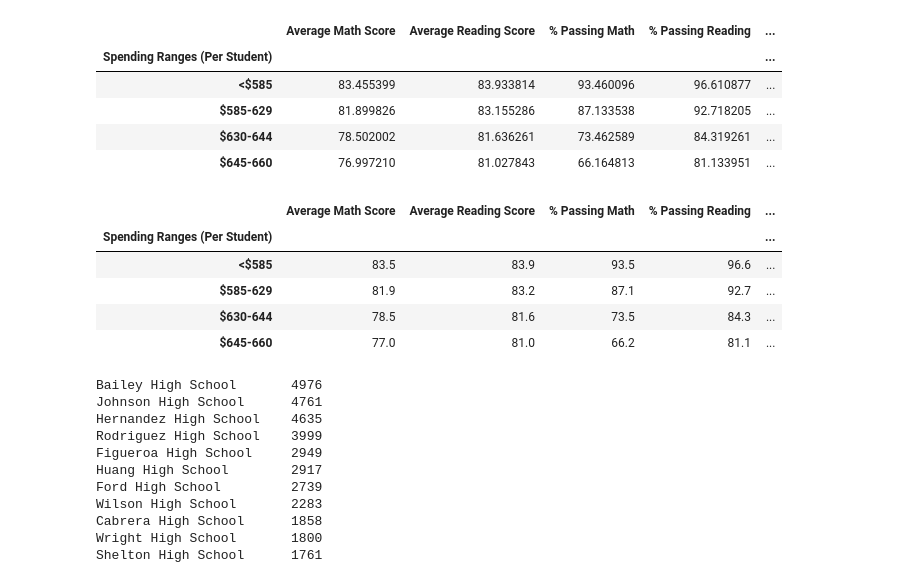
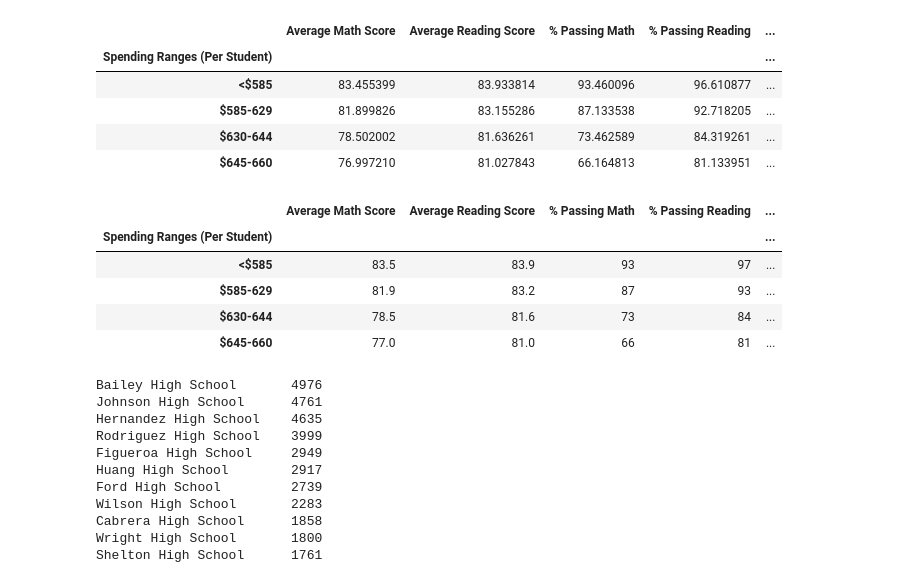
Before and after one commit to JARVIS-117/School_District_Analysis, a Jupyter notebook: PyCitySchools_Challenge.ipynb, the cells around one changed output. Saved outputs shown, nothing was run; the diff lists cells and outputs as text; code cells hidden in the pictures.

```diff
--- a/PyCitySchools_Challenge.ipynb
+++ b/PyCitySchools_Challenge.ipynb
@@ -877,18 +877,18 @@ school_spending_df
 # %%
 # Format the DataFrame
 school_spending_df["Average Math Score"] = school_spending_df["Average Math Score"].map("{:.1f}".format)
 school_spending_df["Average Reading Score"] = school_spending_df["Average Reading Score"].map("{:.1f}".format)
-school_spending_df["% Passing Math"] = school_spending_df["% Passing Math"].map("{:.1f}".format)
-school_spending_df["% Passing Reading"] = school_spending_df["% Passing Reading"].map("{:.1f}".format)
-school_spending_df["% Overall Passing"] = school_spending_df["% Overall Passing"].map("{:.1f}".format)
+school_spending_df["% Passing Math"] = school_spending_df["% Passing Math"].map("{:.0f}".format)
+school_spending_df["% Passing Reading"] = school_spending_df["% Passing Reading"].map("{:.0f}".format)
+school_spending_df["% Overall Passing"] = school_spending_df["% Overall Passing"].map("{:.0f}".format)
 school_spending_df
 # %% [output]
 |  | Average Math Score | Average Reading Score | % Passing Math | % Passing Reading | ... |
 | Spending Ranges (Per Student) |  |  |  |  | ... |
-| <$585 | 83.5 | 83.9 | 93.5 | 96.6 | ... |
-| $585-629 | 81.9 | 83.2 | 87.1 | 92.7 | ... |
-| $630-644 | 78.5 | 81.6 | 73.5 | 84.3 | ... |
-| $645-660 | 77.0 | 81.0 | 66.2 | 81.1 | ... |
+| <$585 | 83.5 | 83.9 | 93 | 97 | ... |
+| $585-629 | 81.9 | 83.2 | 87 | 93 | ... |
+| $630-644 | 78.5 | 81.6 | 73 | 84 | ... |
+| $645-660 | 77.0 | 81.0 | 66 | 81 | ... |
 # %%
 ## Scores by School Size
 # %%
```
Also changed, not shown: parts of 3 cells of this notebook, 11 other files.
